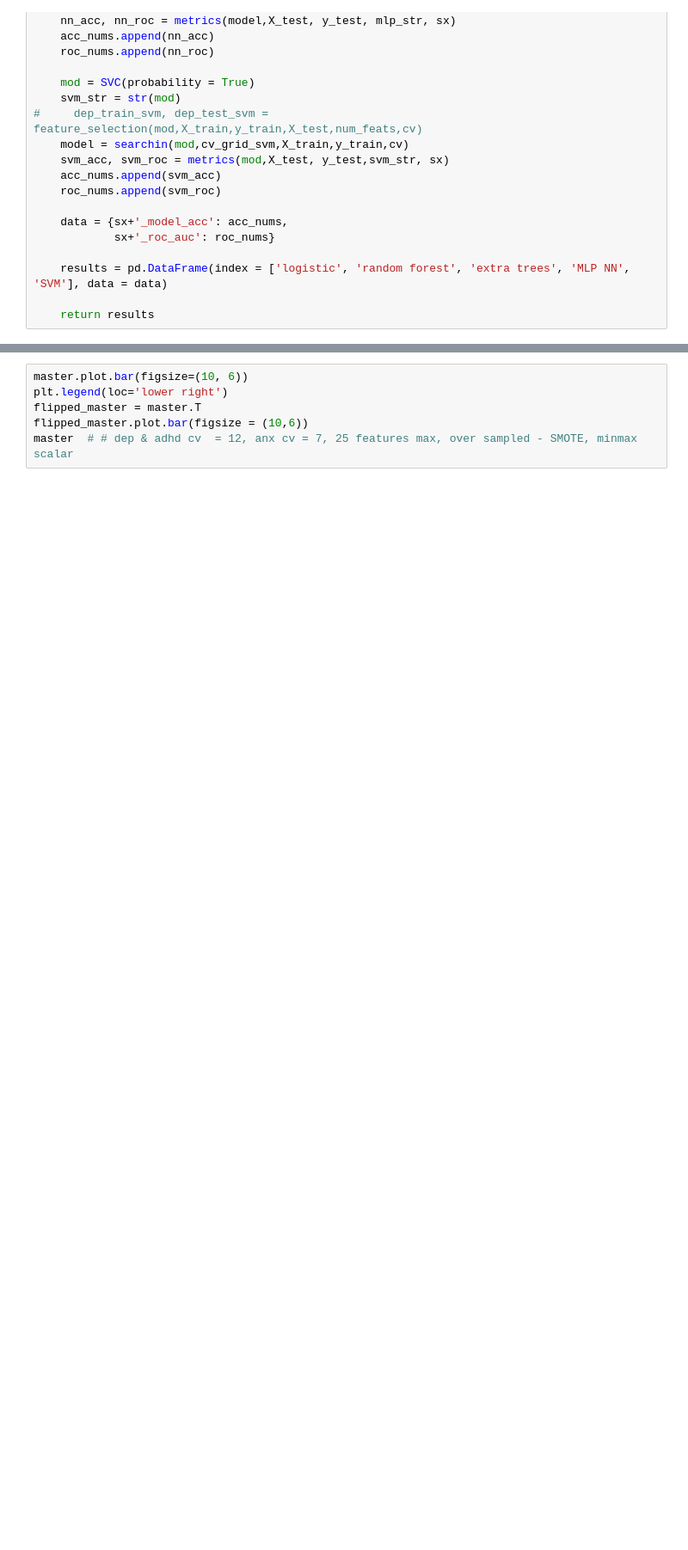
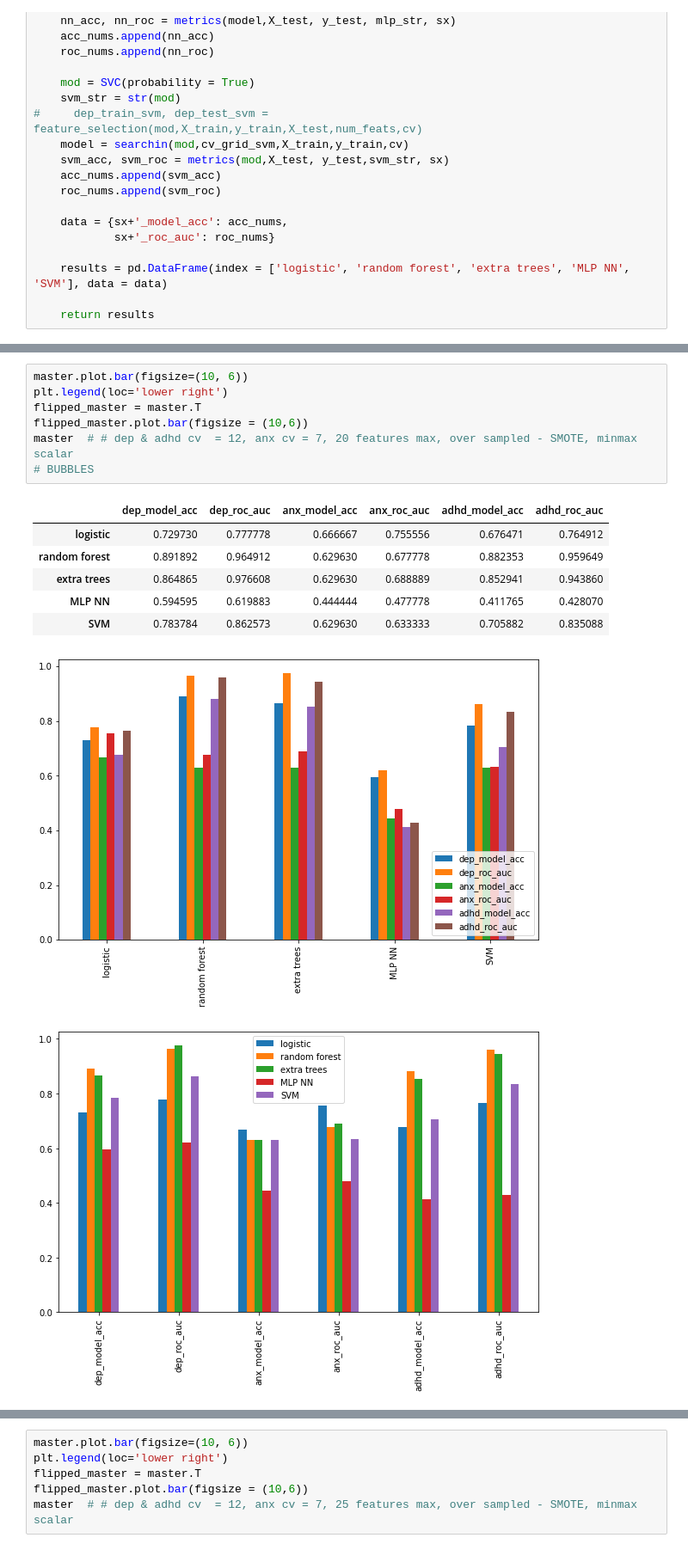
Before and after one commit to kdm004/cs287_project, a Jupyter notebook: kids study.ipynb, the cells around one changed output, grey strips where cells are left out. Shown at 86% size. Cells and saved outputs as stored; diff of their text form; blank space fills up the shorter version.

```diff
--- a/kids study.ipynb
+++ b/kids study.ipynb
@@ -271,0 +291,16 @@ The ROC AUC:  0.5611111111111111
+# %%
+master.plot.bar(figsize=(10, 6))
+plt.legend(loc='lower right')
+flipped_master = master.T
+flipped_master.plot.bar(figsize = (10,6))
+master  # # dep & adhd cv  = 12, anx cv = 7, 20 features max, over sampled - SMOTE, minmax scalar
+# BUBBLES
+# %% [output]
+|  | dep_model_acc | dep_roc_auc | anx_model_acc | anx_roc_auc | adhd_model_acc | adhd_roc_auc |
+| logistic | 0.729730 | 0.777778 | 0.666667 | 0.755556 | 0.676471 | 0.764912 |
+| random forest | 0.891892 | 0.964912 | 0.629630 | 0.677778 | 0.882353 | 0.959649 |
+| extra trees | 0.864865 | 0.976608 | 0.629630 | 0.688889 | 0.852941 | 0.943860 |
+| MLP NN | 0.594595 | 0.619883 | 0.444444 | 0.477778 | 0.411765 | 0.428070 |
+| SVM | 0.783784 | 0.862573 | 0.629630 | 0.633333 | 0.705882 | 0.835088 |
+[figure, added]
+[figure, added]
```
Also changed, not shown: parts of 19 cells of this notebook, 26 other files.
